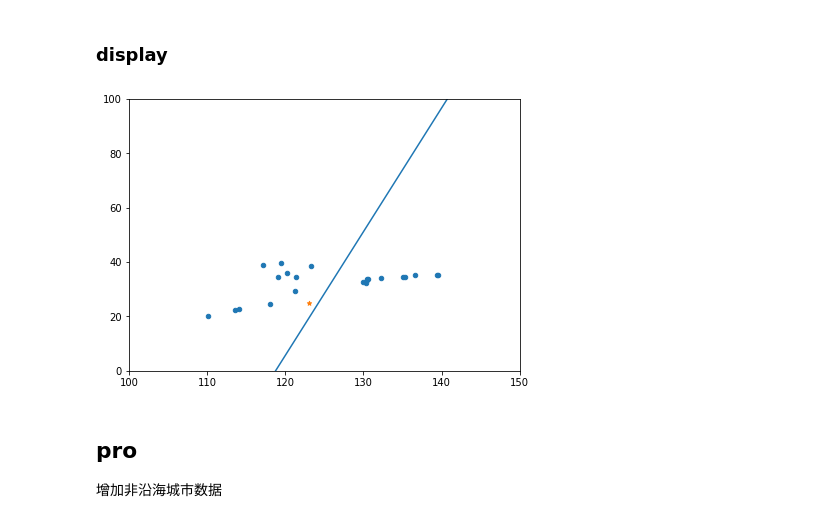
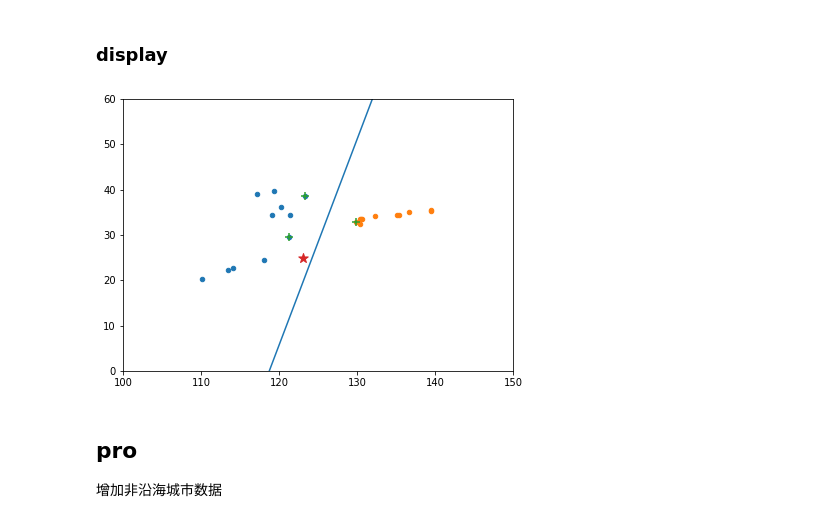
Before and after one commit to easilylazy/pattern-recognition, a Jupyter notebook: SVM/island-qp.ipynb, the cells around one changed output. Cells and saved outputs as stored; diff of their text form; code cells hidden in the pictures.

Commit message:
add support vector&optimize plot

```diff
--- a/SVM/island-qp.ipynb
+++ b/SVM/island-qp.ipynb
@@ -132,0 +143,4 @@ array([30.16075914, -0.25397711,  0.05581915])
+# %%
+support_vector_site=np.where(np.abs(np.abs(np.dot(x,addBias(D).transpose()))-1)<=1e-6)[0]
+for site in support_vector_site:
+    print(D[site])
@@ -144,25 +164,27 @@ China
 # %%
 class Point():
     def __init__(self,x,y):
         self.x=x
         self.y=y
 W1=x.reshape(3)
 # print(W1)
 k=-W1[1]/W1[2]
 b=-W1[0]/W1[2]
 scale=1000
 
 plt.figure(figsize=(7,5))
 P1=Point(scale,k*scale+b)
 P2=Point(-scale,-k*scale+b)
-plt.scatter(D[:,0],D[:,1],marker = 'o', s=20, cmap = plt.cm.Spectral)
-plt.scatter(island[0],island[1],marker = '*', s=20, cmap = plt.cm.Spectral)
+plt.scatter(D[:len(X1),0],D[:len(X1),1],marker = 'o', s=20, cmap = plt.cm.Spectral)
+plt.scatter(D[len(X1):,0],D[len(X1):,1],marker = 'o', s=20, cmap = plt.cm.Spectral)
+plt.scatter(D[support_vector_site][:,0],D[support_vector_site][:,1],marker = '+', s=50, cmap = plt.cm.Spectral)
+plt.scatter(island[0],island[1],marker = '*', s=100, cmap = plt.cm.Spectral)
 plt.plot([P1.x,P2.x],[P1.y,P2.y],'-')
 plt.xlim((100, 150))
-plt.ylim((0, 100))
+plt.ylim((0, 60))
 plt.show()
 # %% [output]
-[figure, old version]
+[figure, new version]
 # %% [markdown]
 ## pro
 增加非沿海城市数据
```
Also changed, not shown: parts of 8 cells of this notebook.
